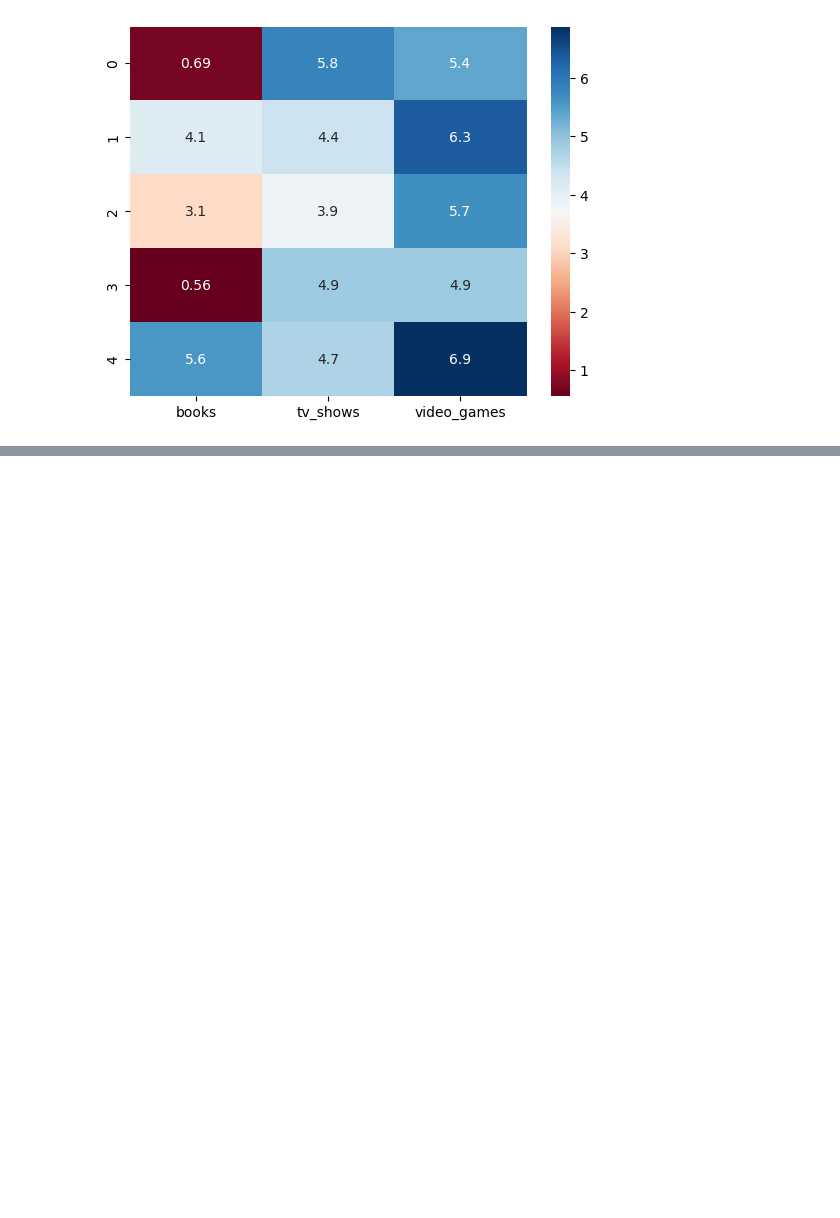
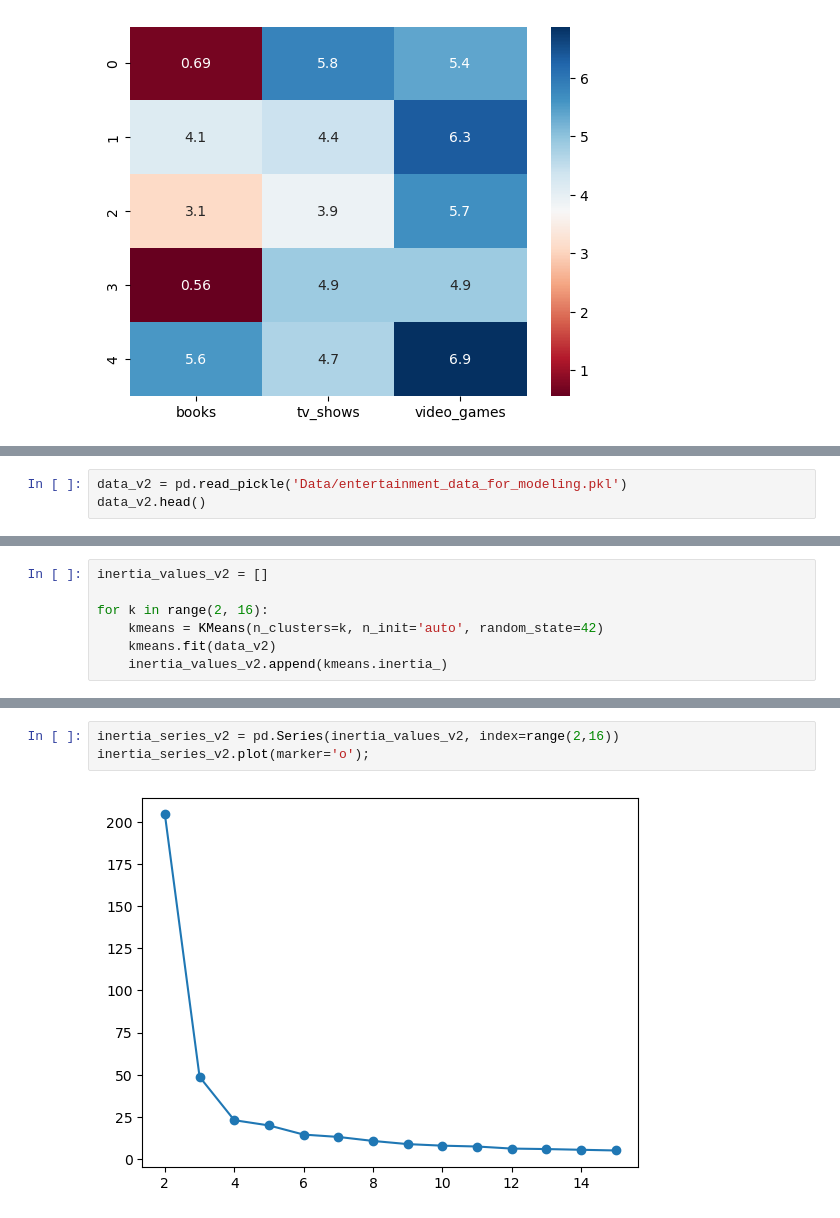
Before and after one commit to Camiloesp/PythonDataScience_UnsupervisedML, a Jupyter notebook: 2_Clustering.ipynb, the cells around one changed output, grey strips where cells are left out. Cells and saved outputs as stored; diff of their text form; blank space fills up the shorter version.

Commit message:
Tuning a K-Means Model

```diff
--- a/2_Clustering.ipynb
+++ b/2_Clustering.ipynb
@@ -298,0 +310,3 @@ sns.heatmap(cluster_centers5, cmap='RdBu', annot=True);
+# %%
+data_v2 = pd.read_pickle('Data/entertainment_data_for_modeling.pkl')
+data_v2.head()
@@ -298,0 +320,7 @@ sns.heatmap(cluster_centers5, cmap='RdBu', annot=True);
+# %%
+inertia_values_v2 = []
+
+for k in range(2, 16):
+    kmeans = KMeans(n_clusters=k, n_init='auto', random_state=42)
+    kmeans.fit(data_v2)
+    inertia_values_v2.append(kmeans.inertia_)
@@ -298,0 +344,5 @@ sns.heatmap(cluster_centers5, cmap='RdBu', annot=True);
+# %%
+inertia_series_v2 = pd.Series(inertia_values_v2, index=range(2,16))
+inertia_series_v2.plot(marker='o');
+# %% [output]
+[figure, added]
```
Also changed, not shown: parts of 12 cells of this notebook, 1 other file.
